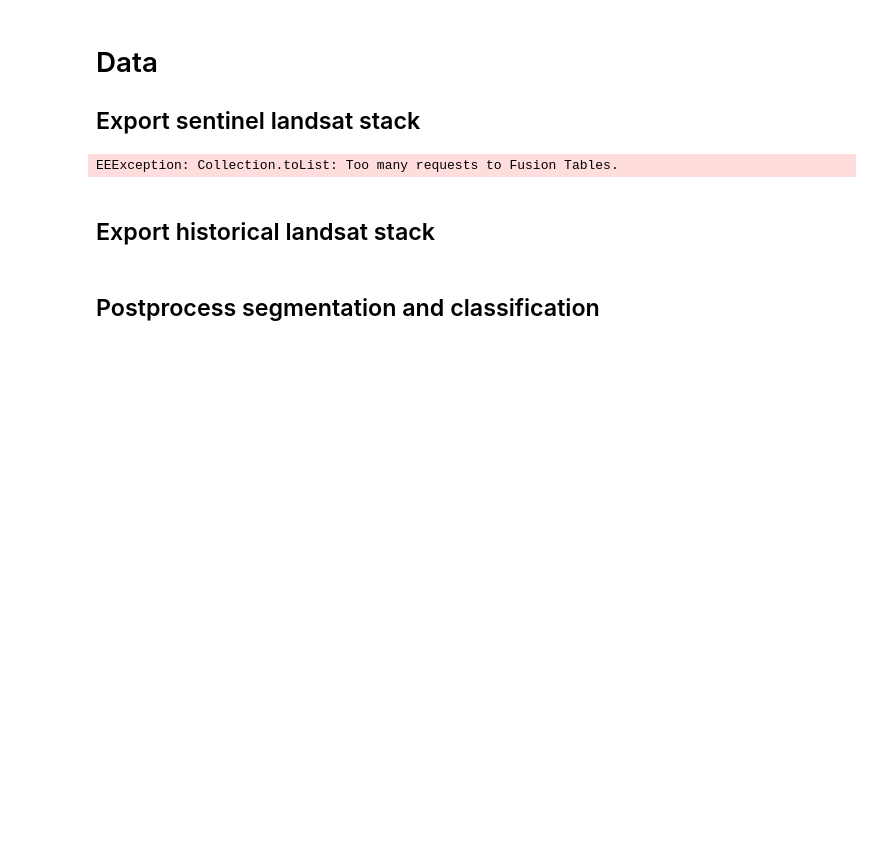
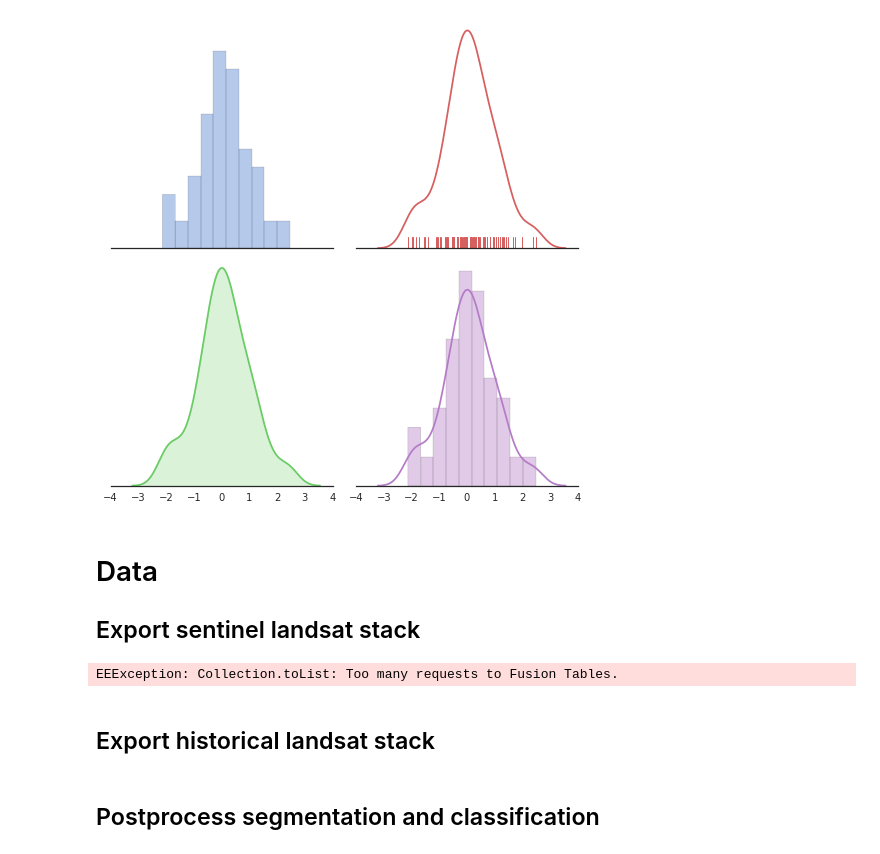
Before and after one commit to Ramonss93/geenotebook, a Jupyter notebook: CropExtentInEE.ipynb, the cells around one changed output. Cells and saved outputs as stored; diff of their text form; code cells hidden in the pictures; blank space fills up the shorter version.

```diff
--- a/CropExtentInEE.ipynb
+++ b/CropExtentInEE.ipynb
@@ -1,3 +32,30 @@
+# %%
+sns.set(style="white", palette="muted", color_codes=True)
+rs = np.random.RandomState(10)
+
+# Set up the matplotlib figure
+f, axes = subplots(2, 2, figsize=(7, 7), sharex=True)
+sns.despine(left=True)
+
+# Generate a random univariate dataset
+d = rs.normal(size=100)
+
+# Plot a simple histogram with binsize determined automatically
+sns.distplot(d, kde=False, color="b", ax=axes[0, 0])
+
+# Plot a kernel density estimate and rug plot
+sns.distplot(d, hist=False, rug=True, color="r", ax=axes[0, 1])
+
+# Plot a filled kernel density estimate
+sns.distplot(d, hist=False, color="g", kde_kws={"shade": True}, ax=axes[1, 0])
+
+# Plot a historgram and kernel density estimate
+sns.distplot(d, color="m", ax=axes[1, 1])
+
+setp(axes, yticks=[])
+tight_layout()
+# %% [output]
+[figure, added]
 # %% [markdown]
 # Data
 ## Export sentinel landsat stack
```
Also changed, not shown: parts of 3 cells of this notebook, 4 other files.
